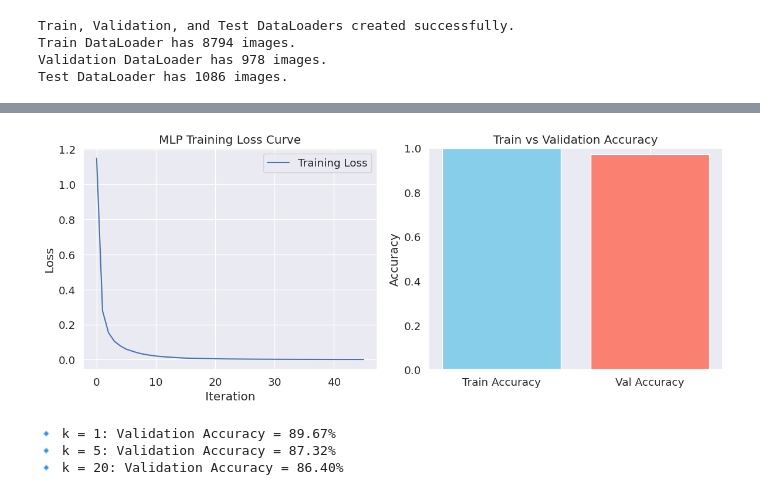
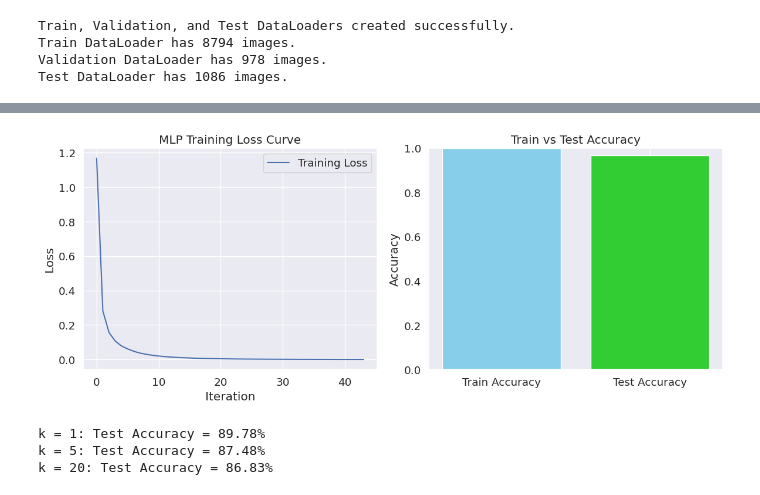
Before and after one commit to Irfan-Riyad/CSE475, a Jupyter notebook: Code/SSL Models/dinov2-ssl-model.ipynb, the cells around one changed output, grey strips where cells are left out. Drawn from its saved outputs; the diff is of its cells as text; code cells hidden in the pictures.

```diff
--- a/Code/SSL Models/dinov2-ssl-model.ipynb
+++ b/Code/SSL Models/dinov2-ssl-model.ipynb
@@ -984,20 +795,17 @@ import matplotlib.pyplot as plt
 from sklearn.metrics import accuracy_score
 
 # ------------------------------
-# 1️⃣ Track Train/Validation Loss & Accuracy
+# 1. Track Train Loss & Accuracy
 # ------------------------------
 
 train_losses = []
-val_losses = []
 train_accuracies = []
-val_accuracies = []
 
 # ------------------------------
-# 2️⃣ Timing
+# 2. Timing
 # ------------------------------
 start_time = time.time()
 
-# MLP training (with timing)
 mlp = MLPClassifier(
     hidden_layer_sizes=(1024, 512, 256),
     activation='relu',
@@ -1015,33 +823,32 @@ mlp_end = time.time()
 train_time = mlp_end - mlp_start
 
 # ------------------------------
-# 3️⃣ Evaluate on Train & Validation for Learning Curve
+# 3. Evaluate on Train & TEST for Learning Curve
 # ------------------------------
-# Training set
+# Training accuracy
 train_preds = mlp.predict(train_X)
 train_acc = accuracy_score(train_y, train_preds)
 
-# Validation set
-val_preds = mlp.predict(val_X)
-val_acc = accuracy_score(val_y, val_preds)
+# Test accuracy
+test_preds = mlp.predict(test_X)
+test_acc = accuracy_score(test_y, test_preds)
 
 # Save metrics
 train_accuracies.append(train_acc)
-val_accuracies.append(val_acc)
 
-# If you want loss per epoch, sklearn MLP doesn't directly give it,
-# but you can access `mlp.loss_curve_`
+# sklearn MLP does not compute test loss per epoch
 train_losses = mlp.loss_curve_
-val_losses = [None]*len(train_losses)  # sklearn does not provide validation loss per epoch
 
 end_time = time.time()
 total_time = end_time - start_time
 
 print(f"\n⏱ Training Time: {train_time:.2f} sec")
 print(f"⏱ Total Execution Time (including eval): {total_time:.2f} sec")
+print(f"\n✔ Train Accuracy: {train_acc*100:.2f}%")
+print(f"✔ Test Accuracy:  {test_acc*100:.2f}%")
 
 # ------------------------------
-# 4️⃣ Plot Learning Curves
+# 4. Plot Learning Curves
 # ------------------------------
 plt.figure(figsize=(12, 5))
 
@@ -1054,11 +861,13 @@ plt.ylabel("Loss")
 plt.grid(True)
 plt.legend()
 
-# Accuracy curve
+# Train vs Test Accuracy
 plt.subplot(1, 2, 2)
-plt.bar(['Train Accuracy', 'Val Accuracy'], [train_acc, val_acc], color=['skyblue', 'salmon'])
+plt.bar(['Train Accuracy', 'Test Accuracy'],
+        [train_acc, test_acc],
+        color=['skyblue', 'limegreen'])
 plt.ylim(0, 1)
-plt.title("Train vs Validation Accuracy")
+plt.title("Train vs Test Accuracy")
 plt.ylabel("Accuracy")
 plt.grid(axis='y')
 
@@ -1085,29 +894,29 @@ Training loss did not improve more than tol=0.000100 for 10 consecutive epochs.
-[figure, old version]
+[figure, new version]
 # %%
 from sklearn.neighbors import KNeighborsClassifier
 from sklearn.metrics import accuracy_score
 
 # ------------------------------
-# 1️⃣ Define k values
+# 1. Define k values
 # ------------------------------
 k_values = [1, 5, 20]
 
 # ------------------------------
-# 2️⃣ Evaluate k-NN for each k
+# 2. Evaluate k-NN for each k
 # ------------------------------
 for k in k_values:
-    knn = KNeighborsClassifier(n_neighbors=k, metric='cosine')  # cosine distance works well for embeddings
+    knn = KNeighborsClassifier(n_neighbors=k, metric='cosine')  # cosine works well for embeddings
     knn.fit(train_X, train_y)
 
-    # Predict on validation set
-    val_preds = knn.predict(val_X)
-    acc = accuracy_score(val_y, val_preds)
+    # Predict on TEST set
+    test_preds = knn.predict(test_X)
+    acc = accuracy_score(test_y, test_preds)
 
-    print(f"🔹 k = {k}: Validation Accuracy = {acc * 100:.2f}%")
+    print(f"k = {k}: Test Accuracy = {acc * 100:.2f}%")
 # %% [output]
-🔹 k = 1: Validation Accuracy = 89.67%
-🔹 k = 5: Validation Accuracy = 87.32%
-🔹 k = 20: Validation Accuracy = 86.40%
+k = 1: Test Accuracy = 89.78%
+k = 5: Test Accuracy = 87.48%
+k = 20: Test Accuracy = 86.83%
 # %%
 import numpy as np
 import matplotlib.pyplot as plt
```
Also changed, not shown: parts of 8 cells of this notebook.
